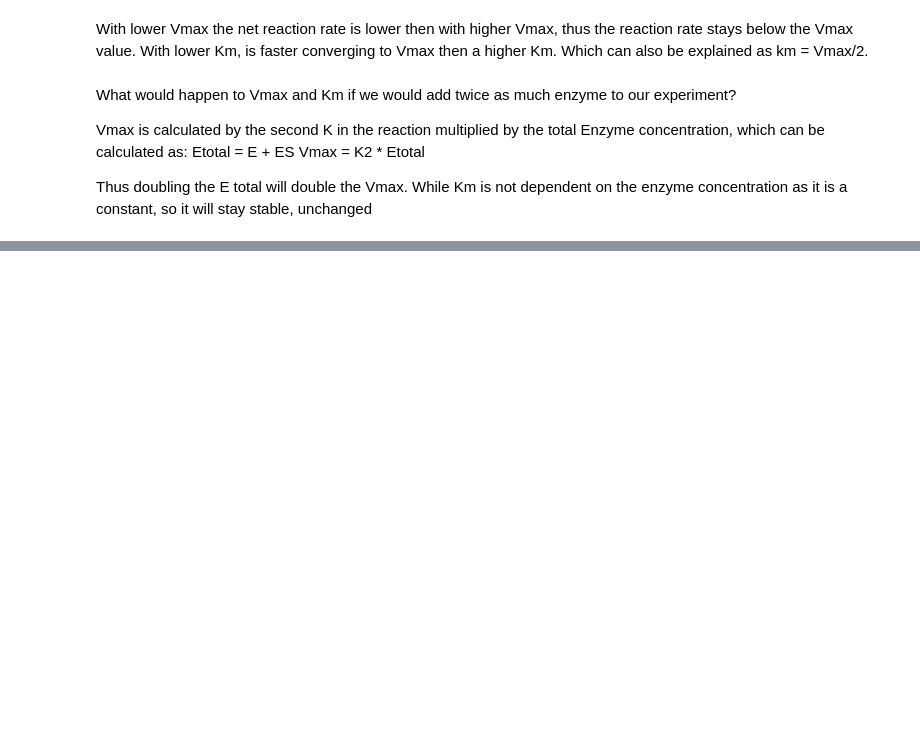
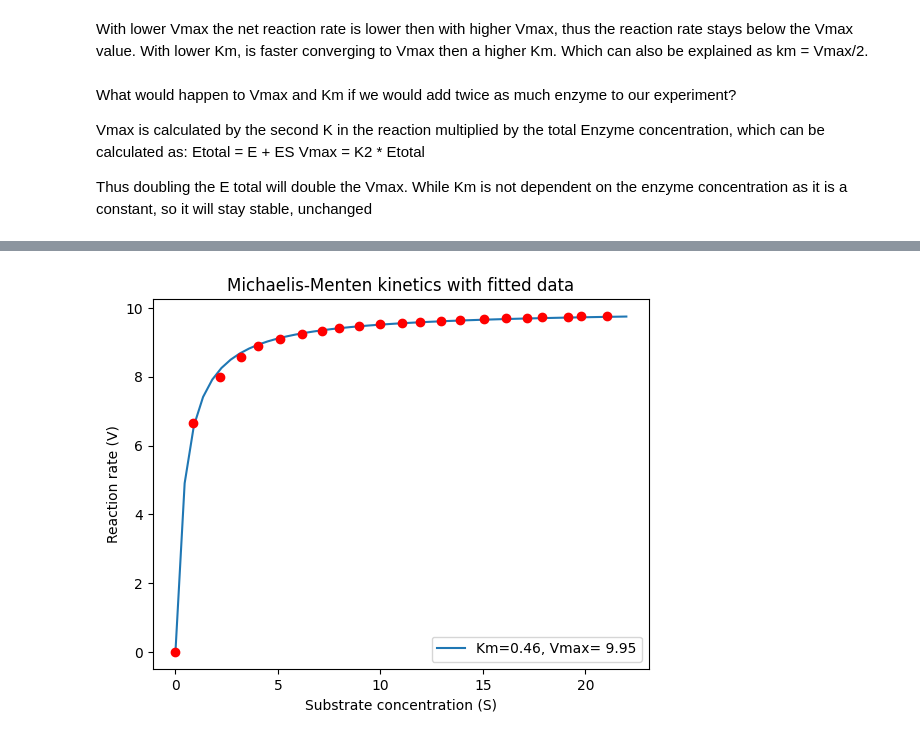
Before and after one commit to sachagijsbers/comp_bio, a Jupyter notebook: lawofmass.ipynb, the cells around one changed output, grey strips where cells are left out. Cells and saved outputs as stored; diff of their text form; code cells hidden in the pictures; blank space fills up the shorter version.

```diff
--- a/lawofmass.ipynb
+++ b/lawofmass.ipynb
@@ -58,0 +74,15 @@ Thus doubling the E total will double the Vmax. While Km is not dependent on the
+# %%
+i = curve_fit(michaelis_menten, S_data, V_data, p0=[1, 1])
+Km = i[0][0]
+Vmax = i[0][1]
+S_list = np.linspace(0, len(S_data))
+V_list = michaelis_menten(S_list, Km, Vmax)
+plt.plot(S_list, V_list, label=f'Km={np.round(Km, 2)}, Vmax= {np.round(Vmax, 2)}')
+plt.plot(S_data, V_data, 'ro')
+plt.legend()
+plt.xlabel('Substrate concentration (S)')
+plt.ylabel('Reaction rate (V)')
+plt.title('Michaelis-Menten kinetics with fitted data')
+plt.show()
+# %% [output]
+[figure, added]
```
Also changed, not shown: parts of 3 cells of this notebook, 1 other file.
